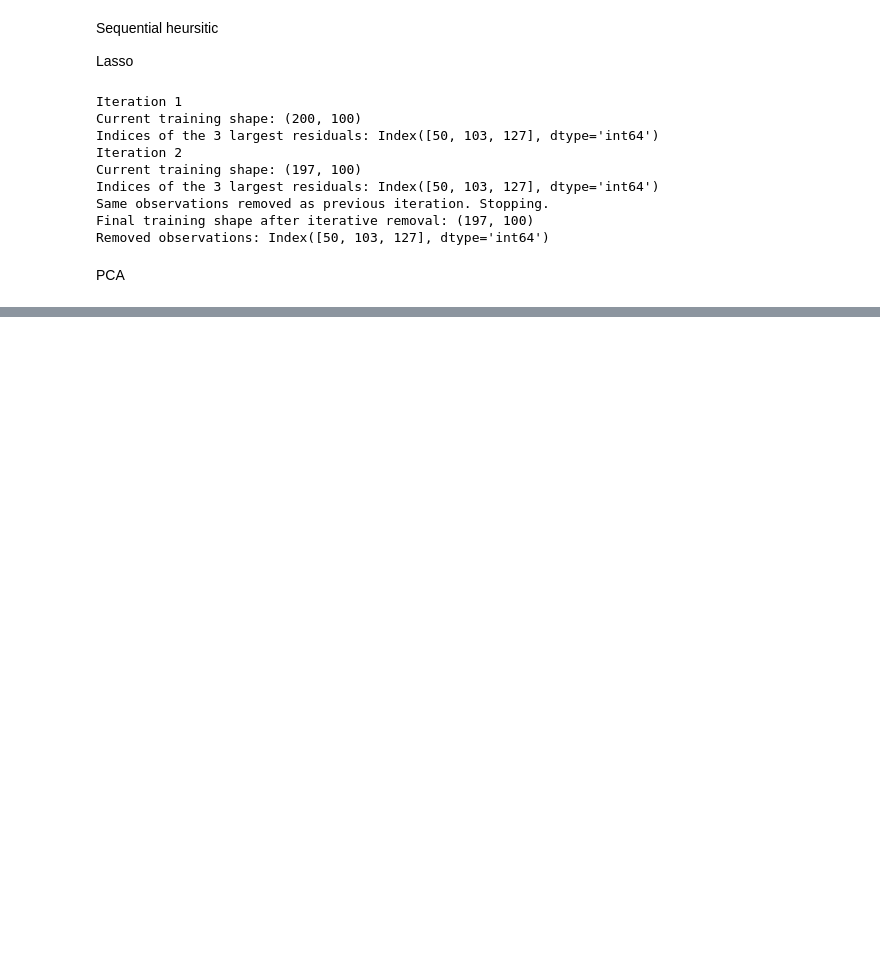
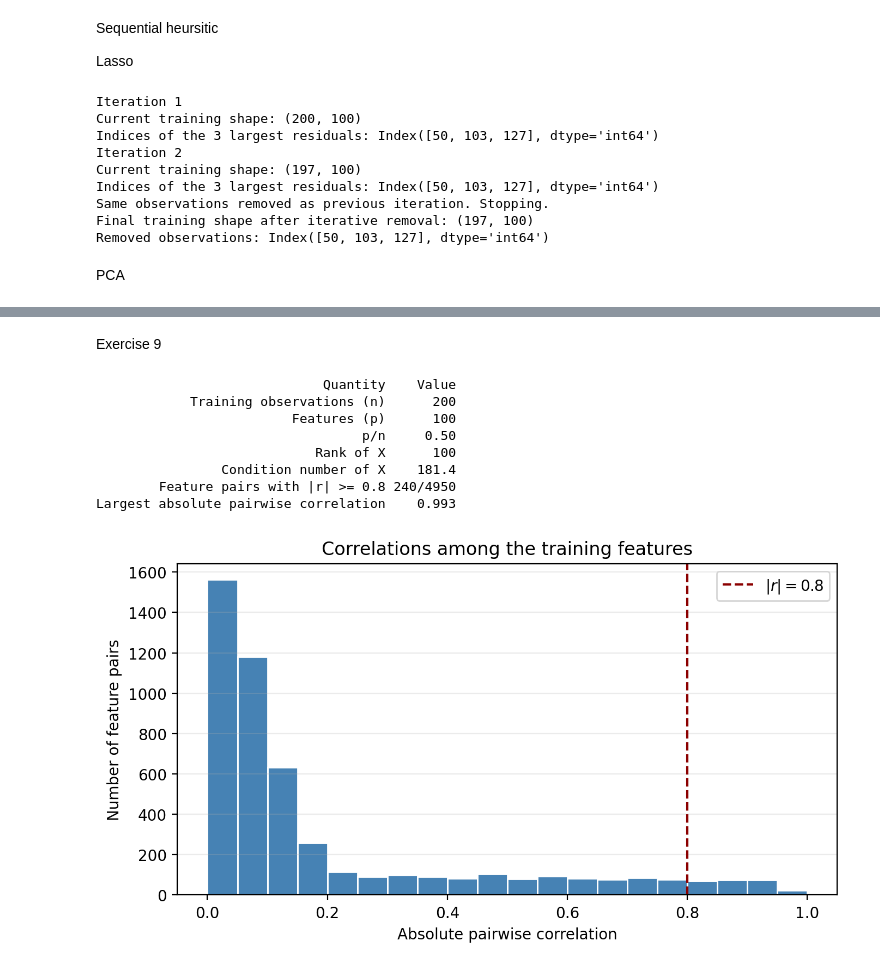
Before and after one commit to romaobraz04/ml-or-assignment-code, a Jupyter notebook: src/regression_outliers.ipynb, the cells around one changed output, grey strips where cells are left out. Cells and saved outputs as stored; diff of their text form; code cells hidden in the pictures; blank space fills up the shorter version.

```diff
--- a/src/regression_outliers.ipynb
+++ b/src/regression_outliers.ipynb
@@ -319,0 +461,60 @@ Removed observations: Index([107, 113, 191], dtype='int64')
+# %% [markdown]
+Exercise 9
+# %%
+# Dataset diagnostics for considering OLS and ridge.
+from pathlib import Path
+
+n, p = X_train.shape
+X_array = X_train.to_numpy()
+pairwise_abs_corr = np.abs(
+    X_train.corr().to_numpy()[np.triu_indices(p, k=1)]
+)
+rank_X = np.linalg.matrix_rank(X_array)
+condition_number_X = np.linalg.cond(X_array)
+n_high_corr = int(np.sum(pairwise_abs_corr >= 0.8))
+
+q9_summary = pd.DataFrame({
+    "Quantity": [
+        "Training observations (n)",
+        "Features (p)",
+        "p/n",
+        "Rank of X",
+        "Condition number of X",
+        "Feature pairs with |r| >= 0.8",
+        "Largest absolute pairwise correlation",
+    ],
+    "Value": [
+        n,
+        p,
+        f"{p / n:.2f}",
+        rank_X,
+        f"{condition_number_X:.1f}",
+        f"{n_high_corr}/{len(pairwise_abs_corr)}",
+        f"{pairwise_abs_corr.max():.3f}",
+    ],
+})
+print(q9_summary.to_string(index=False))
+
+fig, ax = plt.subplots(figsize=(7, 4))
+ax.hist(pairwise_abs_corr, bins=np.linspace(0, 1, 21), color="steelblue", edgecolor="white")
+ax.axvline(0.8, color="darkred", linestyle="--", label=r"$|r|=0.8$")
+ax.set_xlabel("Absolute pairwise correlation")
+ax.set_ylabel("Number of feature pairs")
+ax.set_title("Correlations among the training features")
+ax.legend()
+ax.grid(axis="y", alpha=0.25)
+fig.tight_layout()
+q9_plot_path = Path("../6aad5eee42e0cccfd1864263/images/q9_abs_correlations.png")
+q9_plot_path.parent.mkdir(parents=True, exist_ok=True)
+fig.savefig(q9_plot_path, dpi=200, bbox_inches="tight")
+plt.show()
+# %% [output]
+                             Quantity    Value
+            Training observations (n)      200
+                         Features (p)      100
+                                  p/n     0.50
+                            Rank of X      100
+                Condition number of X    181.4
+        Feature pairs with |r| >= 0.8 240/4950
+Largest absolute pairwise correlation    0.993
+[figure, added]
```
Also changed, not shown: parts of 15 cells of this notebook, 1 other file.
